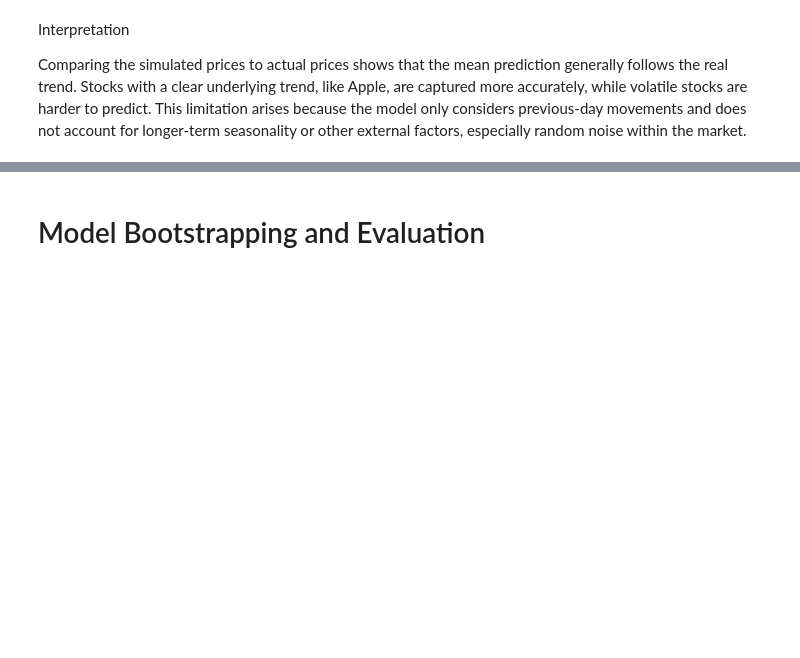
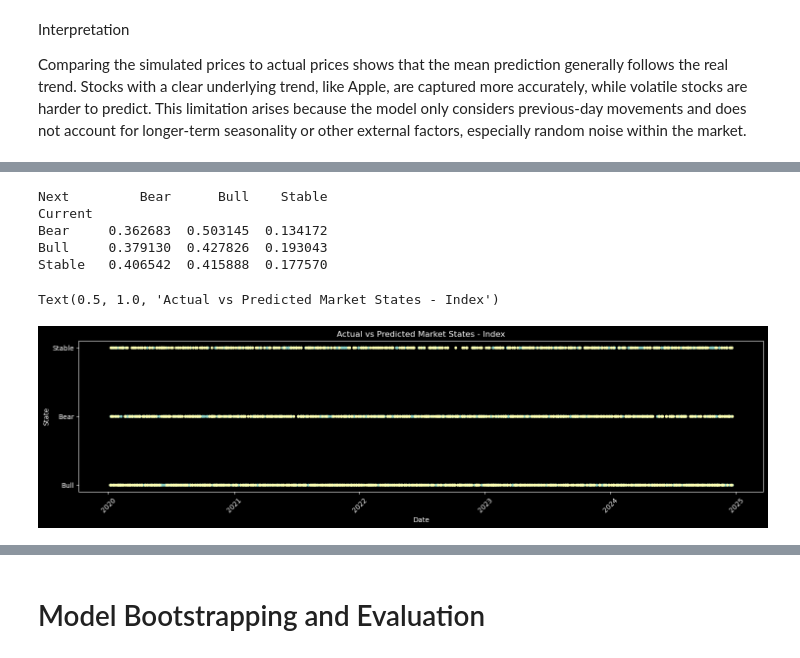
Before and after one commit to jmhowe03-jmh/understanding_uncertainty_project1, a Jupyter notebook: project_final.ipynb, the cells around one changed output, grey strips where cells are left out. Cells and saved outputs as stored; diff of their text form; code cells hidden in the pictures; blank space fills up the shorter version.

```diff
--- a/project_final.ipynb
+++ b/project_final.ipynb
@@ -837,0 +733,12 @@ plt.show()
+# %%
+# Start in a given state
+current_state = "Bull"
+simulated_states = [current_state]
+
+for _ in range(10):  # simulate 10 days
+    next_state = np.random.choice(transition_matrix.columns,
+                                  p=transition_matrix.loc[current_state].values)
+    simulated_states.append(next_state)
+    current_state = next_state
+
+print(simulated_states)
@@ -837,0 +747,67 @@ plt.show()
+# %%
+# Data before 2020 for training
+train = index[index['Date'] < '2020-01-04'].copy()
+
+# Data after 2020 for testing
+test = index[index['Date'] >= '2020-01-04'].copy()
+
+#stock index as a whole markov chain
+train["Return"] = train["Price"].pct_change()
+
+threshold = 0.001 #changed to .1%
+train["State"] = np.where(train["Return"] > threshold, "Bull",
+                          np.where(train["Return"] < -threshold, "Bear", "Stable"))
+
+train = train.dropna(subset=["State"])
+
+current_states = train["State"].iloc[:-1].values
+next_states = train["State"].iloc[1:].values
+
+transition_counts = pd.crosstab(pd.Series(current_states, name="Current"),
+                                pd.Series(next_states, name="Next"))
+
+transition_matrix_test = transition_counts.div(transition_counts.sum(axis=1), axis=0)
+
+print(transition_matrix_test)
+# %% [output]
+Next         Bear      Bull    Stable
+Current
+Bear     0.362683  0.503145  0.134172
+Bull     0.379130  0.427826  0.193043
+Stable   0.406542  0.415888  0.177570
+# %%
+def predict_next_state(current_state, transition_matrix):
+    if current_state not in transition_matrix.index:
+        return "Stable"  # fallback
+
+    probs = transition_matrix.loc[current_state].values
+    next_state = np.random.choice(transition_matrix.columns, p=probs)
+    return next_state
+# %%
+# Use the last state from training as the starting point
+prev_state = train.sort_values("Date")["State"].iloc[-1]
+
+predicted = []
+for _ in range(len(test)):
+    next_state = predict_next_state(prev_state, transition_matrix)
+    predicted.append(next_state)
+    prev_state = next_state
+
+test["Predicted"] = predicted
+# %%
+test["Date"] = pd.to_datetime(test["Date"])
+train["Date"] = pd.to_datetime(test["Date"])
+# %%
+plt.figure(figsize=(18,4))
+plt.scatter(test['Date'], test['State'], label='Actual', s=10)
+plt.scatter(test['Date'], test['Predicted'], label='Predicted', s=10)
+
+
+plt.yticks(["Bear", "Stable", "Bull"])
+plt.xticks(rotation=45)
+plt.xlabel('Date')
+plt.ylabel('State')
+plt.title('Actual vs Predicted Market States - Index')
+# %% [output]
+Text(0.5, 1.0, 'Actual vs Predicted Market States - Index')
+[figure, added]
```
Also changed, not shown: parts of 26 cells of this notebook.
